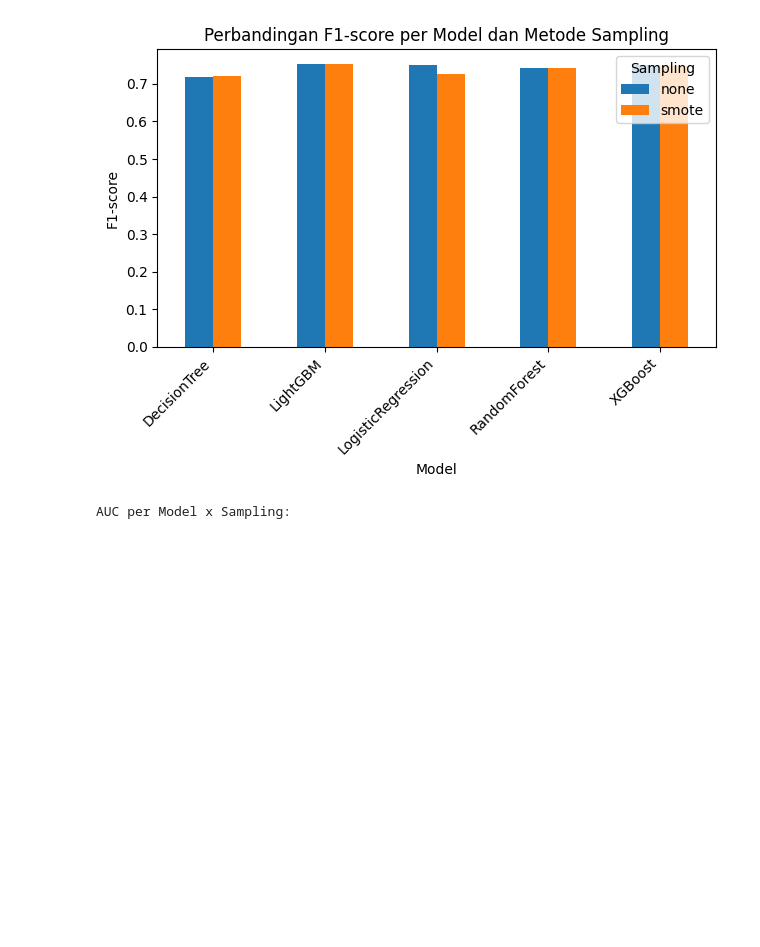
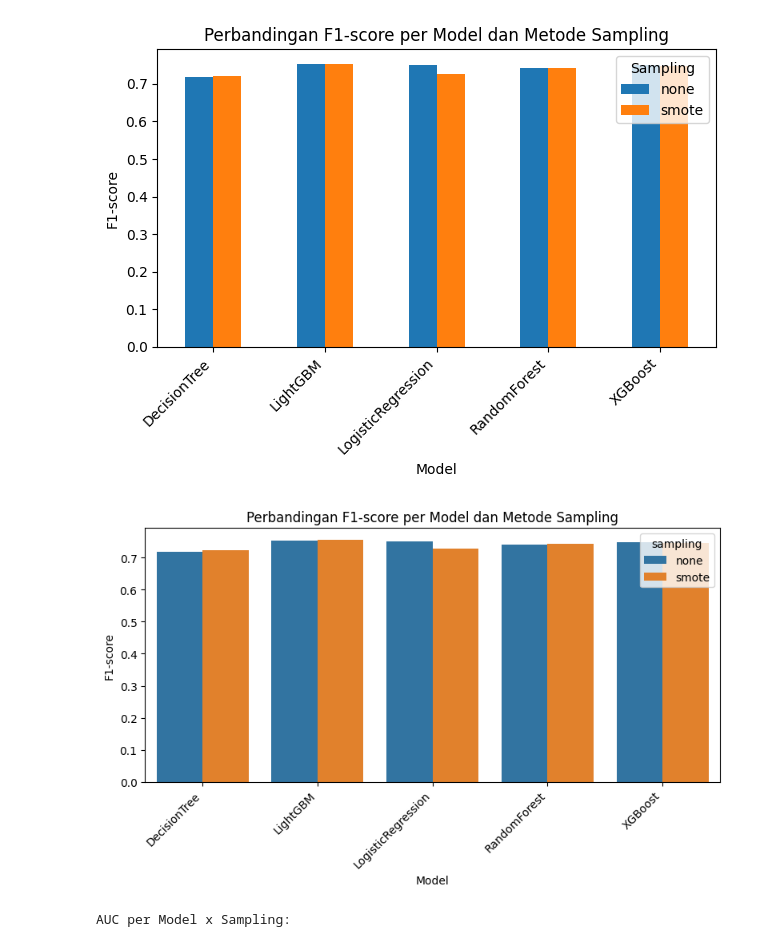
Before and after one commit to DioSacha/Final-Project-Data-Mining, a Jupyter notebook: 03_Skenario_I_Sampling.ipynb, the cells around one changed output. Drawn from its saved outputs; the diff is of its cells as text; code cells hidden in the pictures; blank space fills up the shorter version.

```diff
--- a/03_Skenario_I_Sampling.ipynb
+++ b/03_Skenario_I_Sampling.ipynb
@@ -353,6 +353,24 @@ plt.show()
 # %% [output]
 <Figure size 800x500 with 0 Axes>
 [figure]
+# %%
+# Ubah pivot jadi long format
+plot_df = pivot_f1.reset_index().melt(
+    id_vars='model',
+    var_name='sampling',
+    value_name='f1'
+)
+
+plt.figure(figsize=(8,5))
+sns.barplot(data=plot_df, x='model', y='f1', hue='sampling')
+plt.title('Perbandingan F1-score per Model dan Metode Sampling')
+plt.xlabel('Model')
+plt.ylabel('F1-score')
+plt.xticks(rotation=45, ha='right')
+plt.tight_layout()
+plt.show()
+# %% [output]
+[figure, added]
 # %%
 pivot_auc = results_df.pivot_table(
     index="model",
```
Also changed, not shown: 2 other files.
